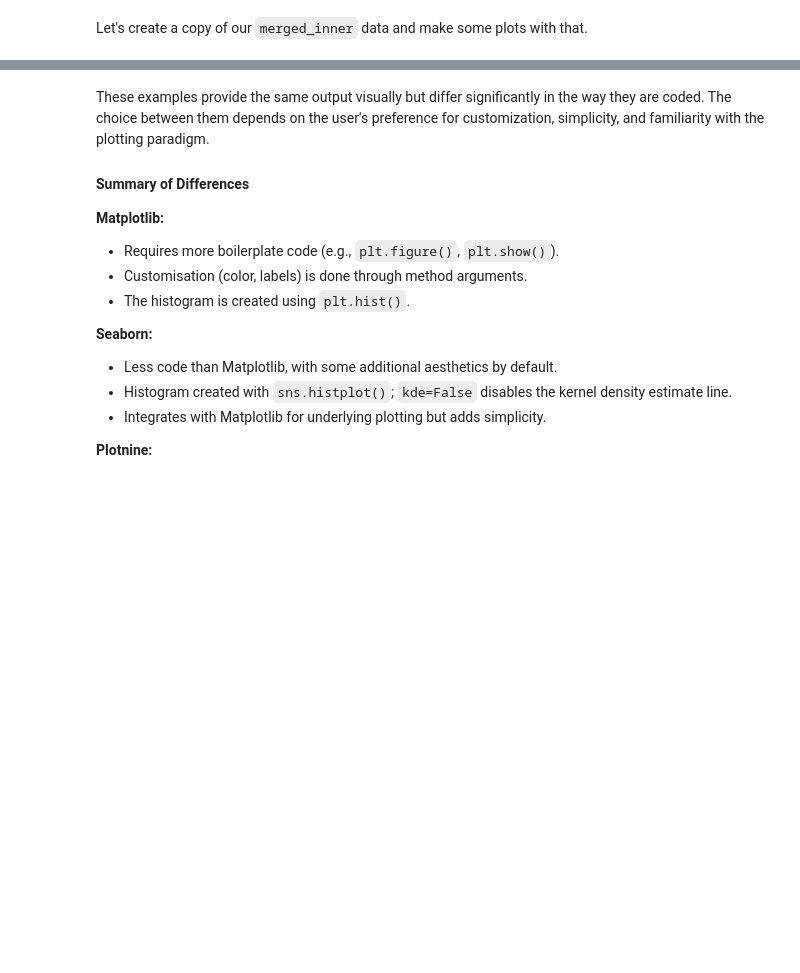
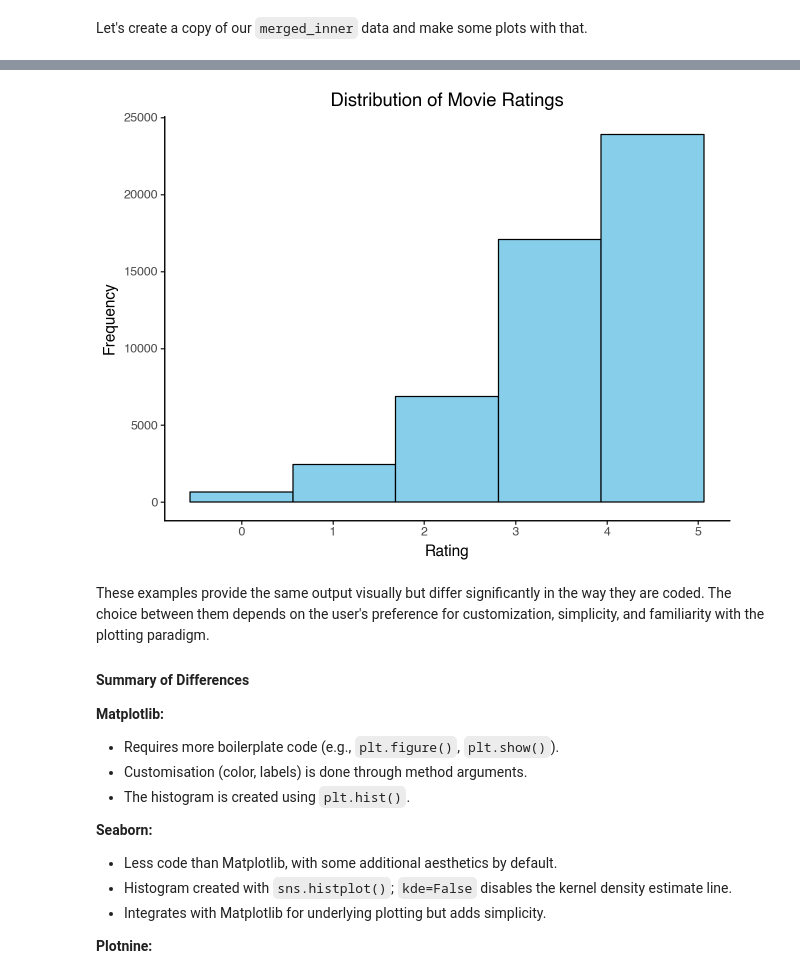
Before and after one commit to algomezb/pythonPractice, a Jupyter notebook: python-lesson-solution.ipynb, the cells around one changed output, grey strips where cells are left out. Drawn from its saved outputs; the diff is of its cells as text; code cells hidden in the pictures; blank space fills up the shorter version.

```diff
--- a/python-lesson-solution.ipynb
+++ b/python-lesson-solution.ipynb
@@ -1080,7 +1279,7 @@ The columns containing the common values are called “join key(s)”. Joining D
 # %% [markdown]
 Many functions in Python have a set of options that can be set by the user if needed. Let's tell pandas to assign empty values in our CSV to NaN with the parameters `keep_default_na=False` and `na_values=[""]`.
 # %%
-movies = pd.read_csv("data/movies.csv",
+movies = pd.read_csv("movies.csv",
                    keep_default_na=False,
                    na_values=[""])
 
@@ -1088,5 +1294,5 @@ movies.head()
 # %%
-ratings = pd.read_csv("data/ratings.csv",
+ratings = pd.read_csv("ratings.csv",
                    keep_default_na=False,
                    na_values=[""])
 
@@ -1189,18 +1476,19 @@ plt.show()
 # %%
 
 # Plotnine
 from plotnine import ggplot, aes, geom_histogram, ggtitle, labs, theme_classic
 
 plot = (ggplot(data_complete, aes(x='rating')) +
         geom_histogram(bins=5, fill='skyblue', color='black') +
         ggtitle('Distribution of Movie Ratings') +
         labs(x='Rating', y='Frequency') +
         theme_classic())
 
-print(plot)
-
+plot.show()
 # Save the plot
-plot.save('fig_output/plotnine_histogram.png', dpi=300)
+plot.save('plotnine_histogram.png', dpi=300)
+# %% [output]
+[figure, added]
 # %% [markdown]
 These examples provide the same output visually but differ significantly in the way they are coded. The choice between them depends on the user's preference for customization, simplicity, and familiarity with the plotting paradigm.
 
```
Also changed, not shown: parts of 39 cells of this notebook, 9 other files.
